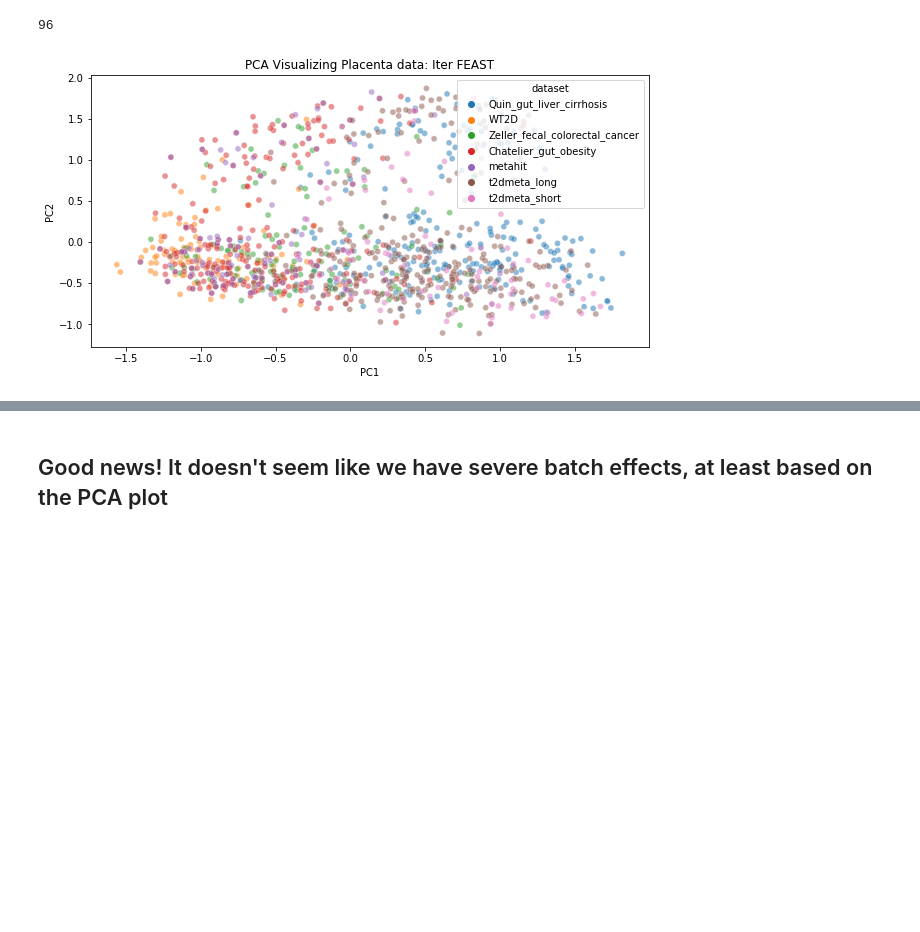
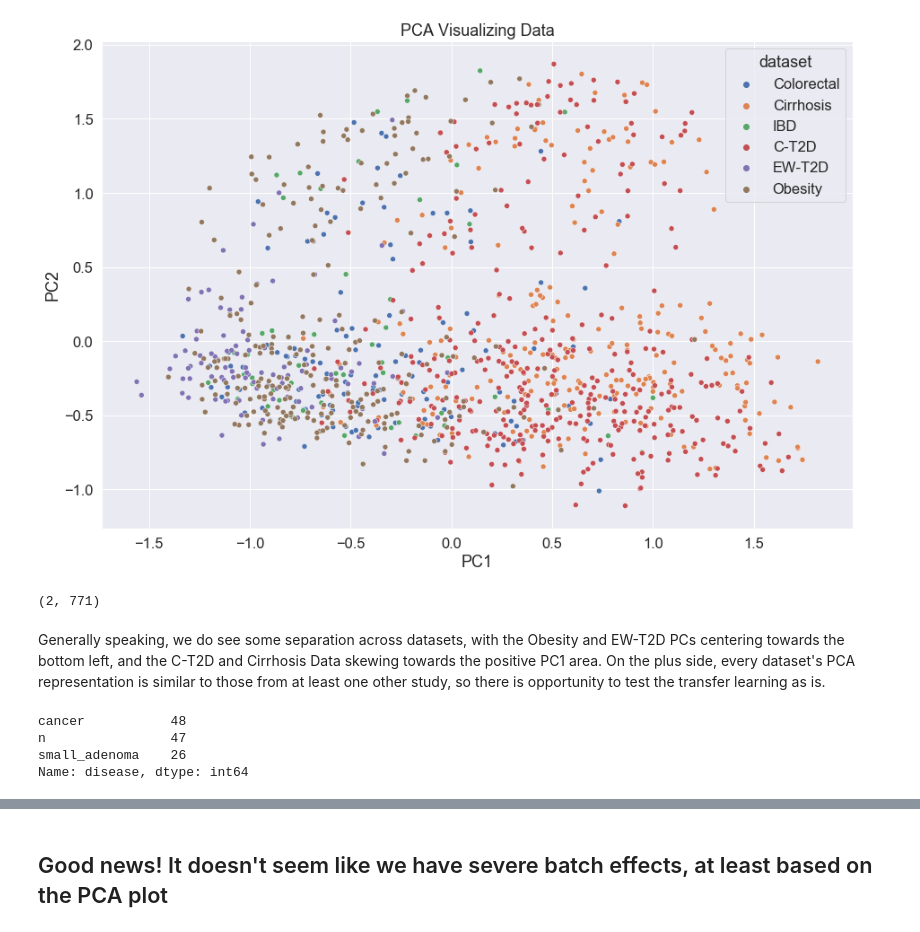
Before and after one commit to gaustin15/Microb_Transer_Learning, a Jupyter notebook: EDA.ipynb, the cells around one changed output, grey strips where cells are left out. Saved outputs shown, nothing was run; the diff lists cells and outputs as text; code cells hidden in the pictures; blank space fills up the shorter version.

```diff
--- a/EDA.ipynb
+++ b/EDA.ipynb
@@ -142,0 +9,7 @@ We have good overlap rates ==> good news for my project
+# %%
+sns.set_theme()
+sns.set(font_scale = 1.5)
+# %%
+#load data
+dfs=load_abundance_data()
+markers=load_markers_data()
@@ -143,6 +57,21 @@ We have good overlap rates ==> good news for my project
+# %%
+disease_map=pd.DataFrame( ['Zeller_fecal_colorectal_cancer',
+                         'Quin_gut_liver_cirrhosis',
+                         'metahit',
+                         't2dmeta_long',
+                         'WT2D',
+                         'Chatelier_gut_obesity',
+                          't2dmeta_short'],
+             ['Colorectal', 'Cirrhosis', 'IBD', 'C-T2D', 'EW-T2D', 'Obesity', 'C-T2D']
+            ).reset_index()
+
+disease_map.columns = ['clean', 'raw']
 # %%
 all_dfs = pd.concat( [dfs[i][cols[i]].astype(float) for i in range(len(dfs))], axis = 1).fillna(0)
 all_dfs = all_dfs.T.groupby('dataset_name').sum().T
 all_dfs['dataset'] = all_dfs.index.str.split('.').str[0]
 all_dfs = all_dfs[['dataset']+list(all_dfs.columns[:-1])]
 all_dfs = all_dfs.reset_index(drop=True)
+all_dfs = all_dfs.fillna(0)
+all_dfs=disease_map.merge(all_dfs, left_on='raw', right_on='dataset').drop(['raw', 'dataset'], axis=1)
+all_dfs.columns=['dataset'] + list(all_dfs.columns[1:])
@@ -173,16 +87,13 @@ array(['Quin_gut_liver_cirrhosis', 'WT2D',
-# %%
-(all_dfs.dataset == 'WT2D' ).sum()
-# %% [output]
-96
 # %%
 pc = PCA(n_components = 2)
-plt.figure(figsize = (10,5))
+plt.figure(figsize = (15,10))
 x = pc.fit_transform( np.log10(1 + all_dfs.iloc[:, 1:].values) )
-sns.scatterplot(x = x[:, 0], y = x[:, 1], hue = all_dfs['dataset'], alpha = 0.5)#.str.upper().str.strip())
-plt.title('PCA Visualizing Placenta data: Iter FEAST')
+sns.scatterplot(x = x[:, 0], y = x[:, 1], hue = all_dfs['dataset'], alpha = 1)#.str.upper().str.strip())
+plt.title('PCA Visualizing Data')
 plt.xlabel('PC1')
 plt.ylabel('PC2')
 #plt.xlim([-0.025, 0.001])
+plt.savefig('figures/abundance_pca.png')
 plt.show()
 # %% [output]
-[figure, old version]
+[figure, new version]
@@ -188,0 +102,6 @@ plt.show()
+# %%
+pc.components_.
+# %% [output]
+(2, 771)
+# %% [markdown]
+Generally speaking, we do see some separation across datasets, with the Obesity and EW-T2D PCs centering towards the bottom left, and the C-T2D and Cirrhosis Data skewing towards the positive PC1 area. On the plus side, every dataset's PCA representation is similar to those from at least one other study, so there is opportunity to test the transfer learning as is.
@@ -188,0 +122,7 @@ plt.show()
+# %%
+dfs[2].disease.value_counts()
+# %% [output]
+cancer           48
+n                47
+small_adenoma    26
+Name: disease, dtype: int64
```
Also changed, not shown: parts of 37 cells of this notebook, 14 other files.
